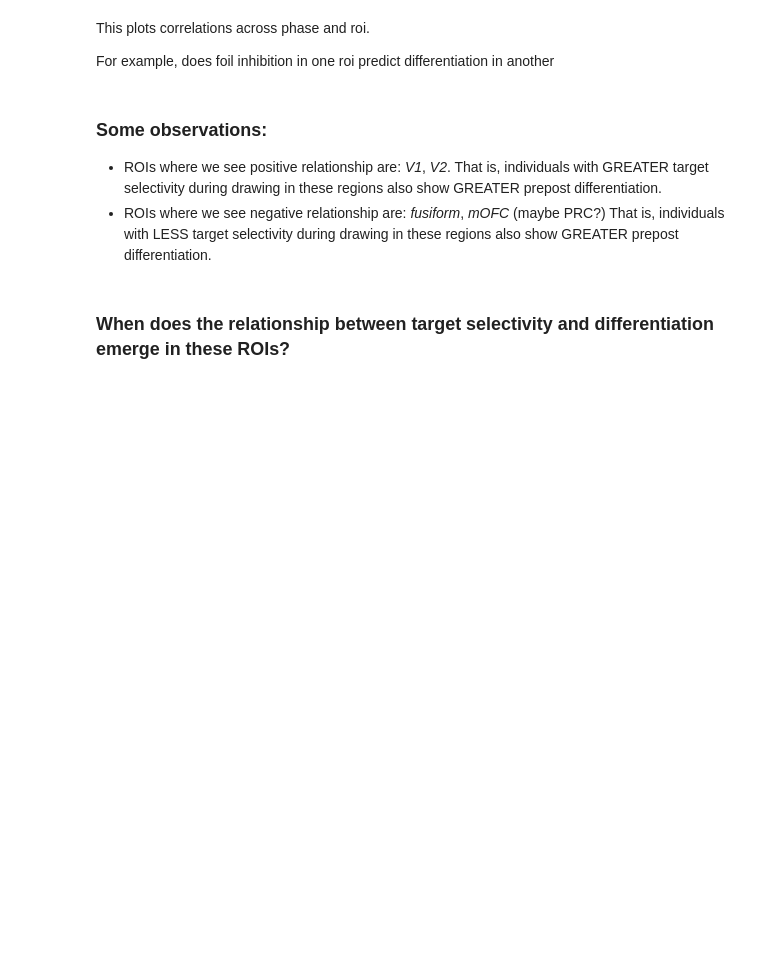
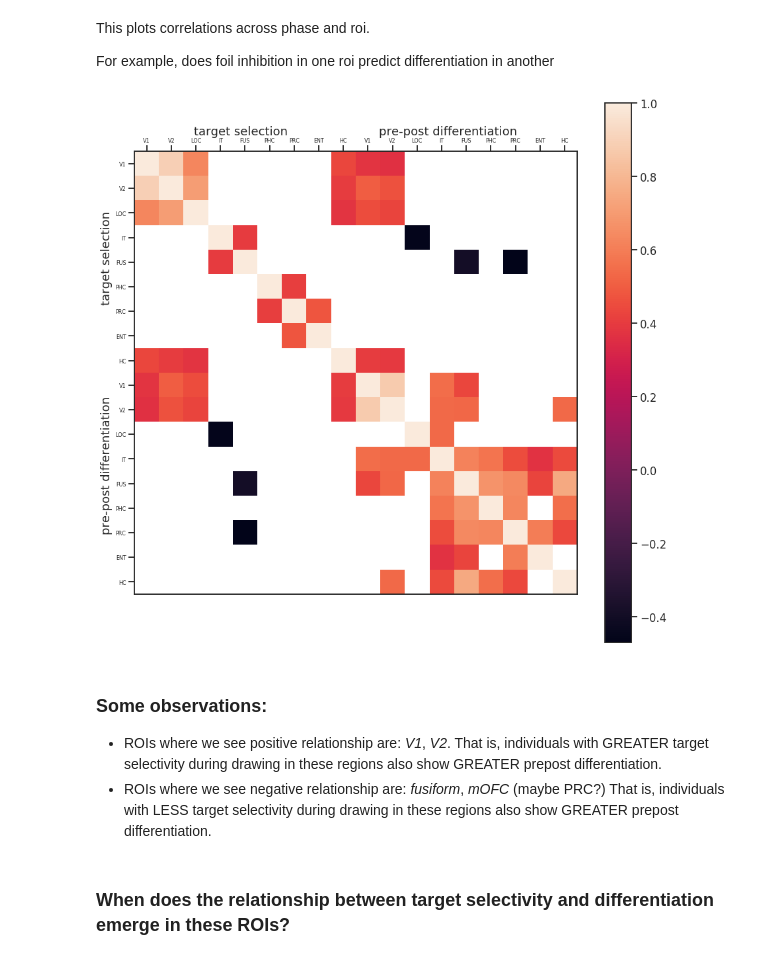
Before and after one commit to cogtoolslab/neurosketch, a Jupyter notebook: ipynb/golden/3_relate_drawing_training_and_recog_prepost.ipynb, the cells around one changed output. Cells and saved outputs as stored; diff of their text form; code cells hidden in the pictures; blank space fills up the shorter version.

Commit message:
sync notebooks and plot dirs

```diff
--- a/ipynb/golden/3_relate_drawing_training_and_recog_prepost.ipynb
+++ b/ipynb/golden/3_relate_drawing_training_and_recog_prepost.ipynb
@@ -195,22 +210,24 @@ exclude_ns = True
 # %%
 altogether = np.vstack((draws,recogs))
 corrs = np.corrcoef(altogether)
 derp = (corrs > -0.36) & (corrs < 0.36)
 corrs2 = np.copy(corrs)
 if exclude_ns:
     np.place(corrs2, derp, np.nan)
     fig, ax = plt.subplots(figsize=(15,15))
 im = ax.matshow(corrs2)
 ax.set_xticks(np.arange(len(roi_labels)))
 ax.set_xticklabels(roi_labels, fontsize=8)
 ax.set_yticks(np.arange(len(roi_labels)))
 ax.set_yticklabels(roi_labels, fontsize=8)
-ax.set_ylabel('pre-post differentiation                        drawing suppression')
-ax.set_xlabel('drawing suppression                        pre-post differentiation')
+ax.set_ylabel('pre-post differentiation                        target selection')
+ax.set_xlabel('target selection                        pre-post differentiation')
 ax.xaxis.set_label_position('top')
 ax.xaxis.tick_top()
 plt.colorbar(im)
 plt.show()
+# %% [output]
+[figure, added]
 # %% [markdown]
 ### Some observations:
 * ROIs where we see positive relationship are: *V1*, *V2*. That is, individuals with GREATER target selectivity during drawing in these regions also show GREATER prepost differentiation.
```
Also changed, not shown: parts of 4 cells of this notebook, 2 other files.
